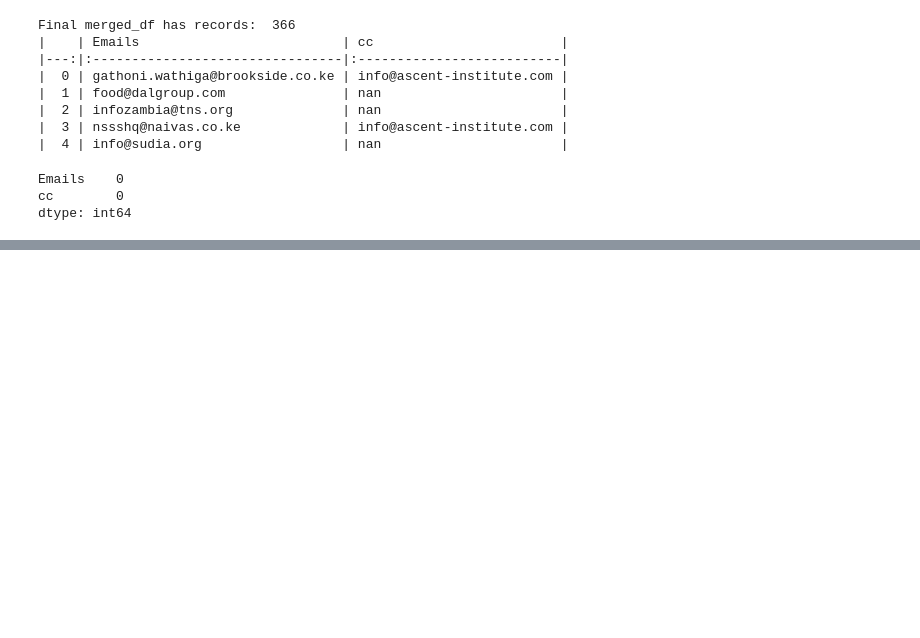
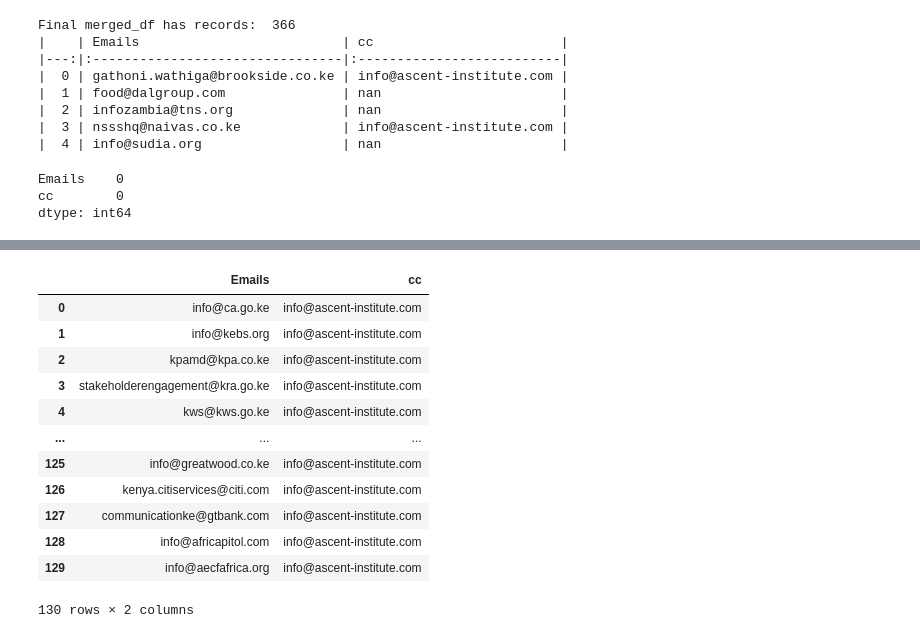
Before and after one commit to IainMosima/bulk-email-sender, a Jupyter notebook: analysis.ipynb, the cells around one changed output, grey strips where cells are left out. Drawn from its saved outputs; the diff is of its cells as text; code cells hidden in the pictures; blank space fills up the shorter version.

Commit message:
working on professional development emails

```diff
--- a/analysis.ipynb
+++ b/analysis.ipynb
@@ -579,0 +606,31 @@ df_final.to_csv('emails-final.csv', index=False)
+# %%
+df_lead_april_28["EMAIl"] = df_lead_april_28["EMAIL"].astype(str).str.lower().str.strip()
+df_lead_april_28["EMAIl"] = df_lead_april_28["EMAIL"].fillna(np.nan)
+# %%
+df_lead_april_28.dropna(axis=0, subset=["EMAIL"], inplace=True)
+# %%
+def get_emails(emails_column):
+
+    def email_extractor(emails_info):
+        if len(emails_info.split(" /")) > 1:
+            # print(emails_info.split(" /"))
+            return emails_info.split(" /")
+        elif len(emails_info.split("/")) > 1:
+            return emails_info.split("/")
+        elif len(emails_info.split(",")) > 1:
+            return emails_info.split(",")
+        elif len(emails_info.split(", ")) > 1:
+            return emails_info.split(", ")
+
+        return emails_info
+
+    result = []
+
+    for column in emails_column:
+        email = email_extractor(column)
+
+        if type(email) == list:
+            result.extend(email)
+        else:
+            result.append(email)
+    return result
@@ -579,0 +657,22 @@ df_final.to_csv('emails-final.csv', index=False)
+# %%
+df_leads_cleaned = pd.DataFrame(get_emails(df_lead_april_28["EMAIl"].to_list()), columns=["Emails"])
+df_leads_cleaned.dropna(inplace=True)
+df_leads_cleaned["Emails"] = df_leads_cleaned["Emails"].str.strip().str.lower()
+df_leads_cleaned["cc"] = "info@ascent-institute.com"
+df_leads_cleaned.to_csv('prospects-leads-april-28.csv', index=False)
+# %%
+df_leads_cleaned
+# %% [output]
+|  | Emails | cc |
+| 0 | info@ca.go.ke | info@ascent-institute.com |
+| 1 | info@kebs.org | info@ascent-institute.com |
+| 2 | kpamd@kpa.co.ke | info@ascent-institute.com |
+| 3 | stakeholderengagement@kra.go.ke | info@ascent-institute.com |
+| 4 | kws@kws.go.ke | info@ascent-institute.com |
+| ... | ... | ... |
+| 125 | info@greatwood.co.ke | info@ascent-institute.com |
+| 126 | kenya.citiservices@citi.com | info@ascent-institute.com |
+| 127 | communicationke@gtbank.com | info@ascent-institute.com |
+| 128 | info@africapitol.com | info@ascent-institute.com |
+| 129 | info@aecfafrica.org | info@ascent-institute.com |
+130 rows × 2 columns
```
Also changed, not shown: parts of 4 cells of this notebook, 12 other files.
